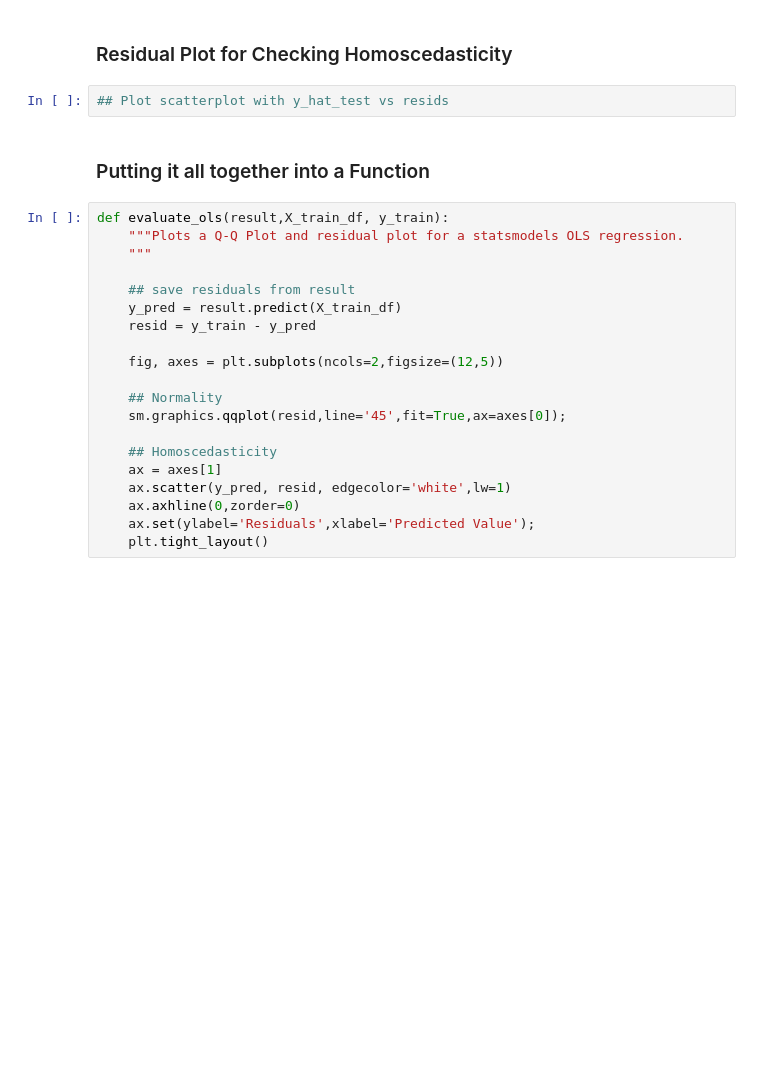
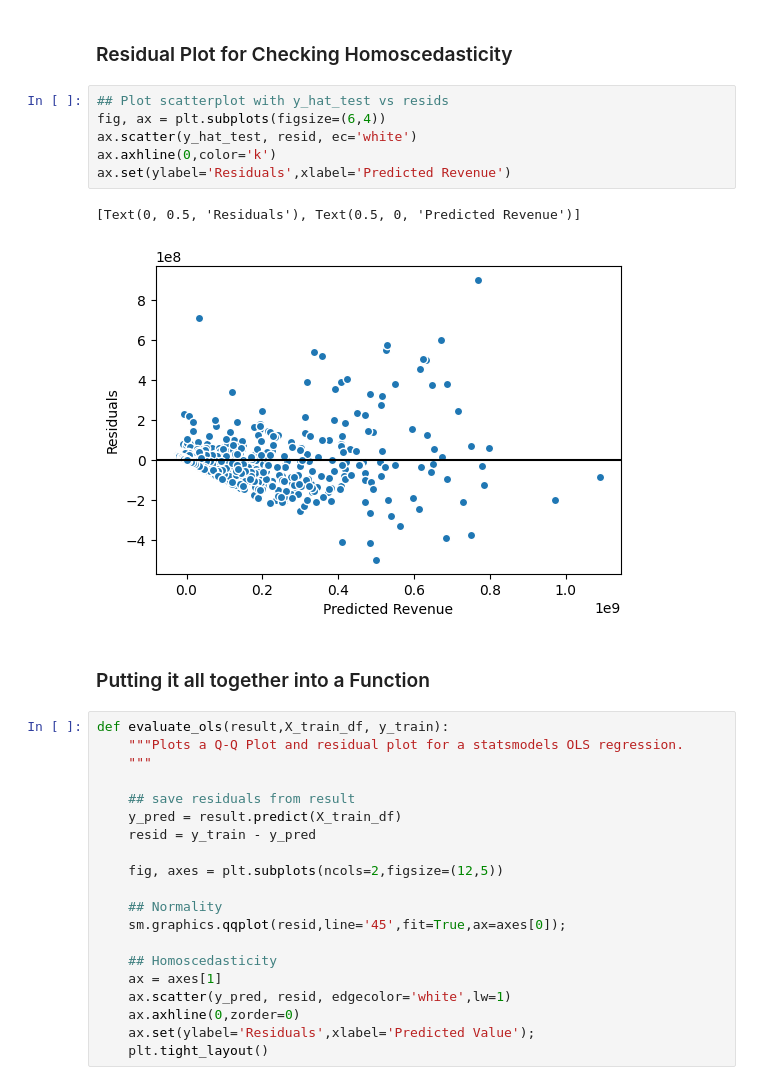
Before and after one commit to coding-dojo-data-science/data-enrichment-linear-regression-with-movies, a Jupyter notebook: Class-Pt1-Pt2_Linear-Regression-with-Movies.ipynb, the cells around one changed output. Drawn from its saved outputs; the diff is of its cells as text; blank space fills up the shorter version.

```diff
--- a/Class-Pt1-Pt2_Linear-Regression-with-Movies.ipynb
+++ b/Class-Pt1-Pt2_Linear-Regression-with-Movies.ipynb
@@ -811,6 +874,13 @@ result.summary()
 ### Residual Plot for Checking Homoscedasticity
 # %%
 ## Plot scatterplot with y_hat_test vs resids
+fig, ax = plt.subplots(figsize=(6,4))
+ax.scatter(y_hat_test, resid, ec='white')
+ax.axhline(0,color='k')
+ax.set(ylabel='Residuals',xlabel='Predicted Revenue')
+# %% [output]
+[Text(0, 0.5, 'Residuals'), Text(0.5, 0, 'Predicted Revenue')]
+[figure, added]
 # %% [markdown]
 ### Putting it all together into a Function
 # %%
```
Also changed, not shown: parts of 44 cells of this notebook, 2 other files.
